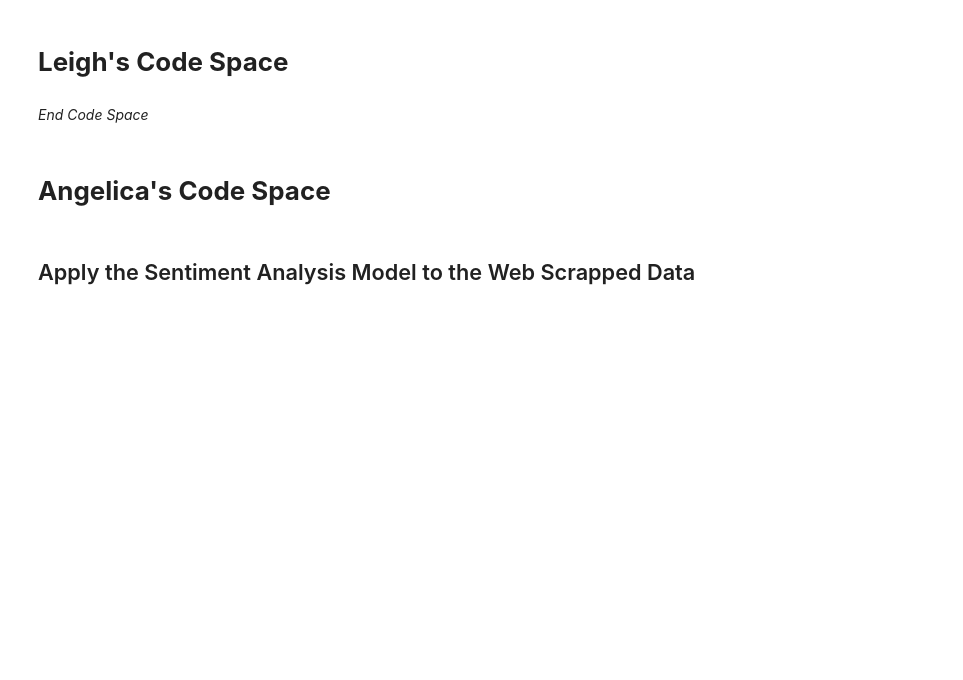
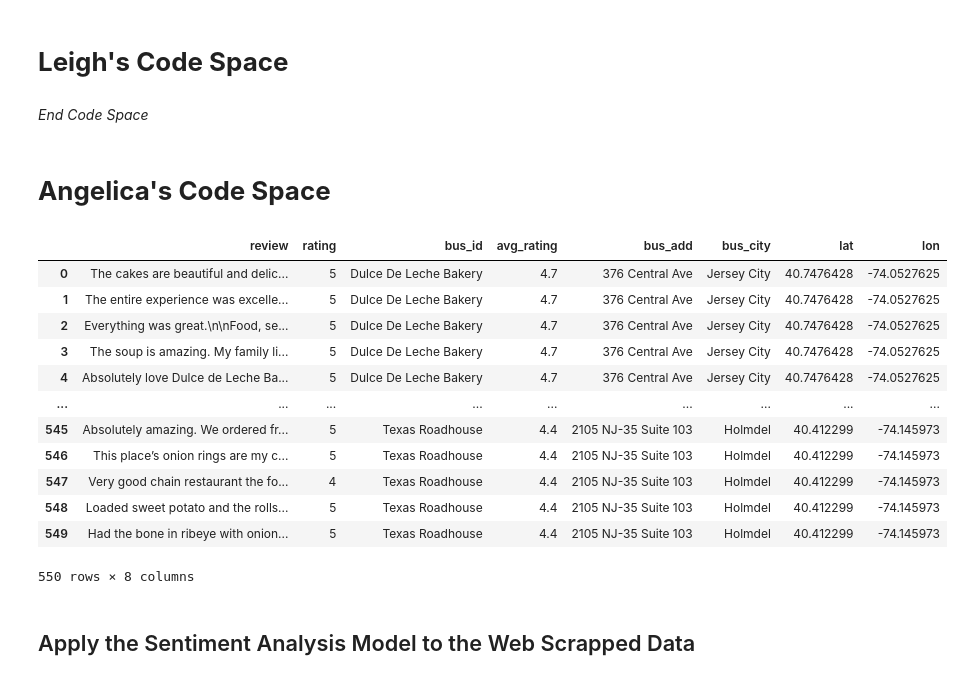
Before and after one commit to MxOdele/AI_Project_3_Group_01, a Jupyter notebook: placeholder_notebook.ipynb, the cells around one changed output. Saved outputs shown, nothing was run; the diff lists cells and outputs as text; code cells hidden in the pictures; blank space fills up the shorter version.

```diff
--- a/placeholder_notebook.ipynb
+++ b/placeholder_notebook.ipynb
@@ -986,6 +988,8 @@ def business_Overview(business_name,avg_rating,address1,lat,long,df):
 
 # import business df with Google Maps url for web scrapping
 url_df = pd.read_csv('Resources/business_urls.csv')
+
+url_df = url_df.head(11)
 
 
 # create list of urls and lat/long for web scrapping step
@@ -1019,10 +1023,10 @@ for i in range(0,len(url)):
     time.sleep(3)
 
     #Find the total number of reviews
-    total_number_of_reviews = driver.find_element('xpath','//*[@id="QA0Szd"]/div/div/div[1]/div[2]/div/div[1]/div/div/div[2]/div[2]/div/div[2]/div[3]').text.split(" ")[0]
-    total_number_of_reviews = int(total_number_of_reviews.replace(',','')) if ',' in total_number_of_reviews else int(total_number_of_reviews)
+    #total_number_of_reviews = driver.find_element('xpath','//*[@id="QA0Szd"]/div/div/div[1]/div[2]/div/div[1]/div/div/div[2]/div[2]/div/div[2]/div[3]').text.split(" ")[0]
+    #total_number_of_reviews = int(total_number_of_reviews.replace(',','')) if ',' in total_number_of_reviews else int(total_number_of_reviews)
 
-    total_number_of_reviews = 10
+    total_number_of_reviews = 50
 
     #Find scroll layout
     scrollable_div = driver.find_element('xpath','//*[@id="QA0Szd"]/div/div/div[1]/div[2]/div/div[1]/div/div/div[2]')
@@ -1030,7 +1034,7 @@ for i in range(0,len(url)):
     #Scroll as many times as necessary to load all reviews - 10 reviews shown at a time
     for i in range(0,(round(total_number_of_reviews/10 - 1))):
         driver.execute_script('arguments[0].scrollTop = arguments[0].scrollHeight', scrollable_div)
-        time.sleep(1)
+        time.sleep(3)
 
     # #parse HTML and Data Extraction
     # response = BeautifulSoup(driver.page_source, 'html.parser')
@@ -1055,30 +1059,44 @@ for i in range(0,len(url)):
     # define function to gather relevant data from the reviews result set obtained by parsing through HTML
     def get_review_summary(result_set):
             rev_dict = {
                 'review' : [],
                 'rating' : []}
 
             for result in result_set:
                 #review_name = result.find(class_='d4r55').text
                 review_text = result.find('span',class_='wiI7pd').text
                 review_rating = result.find(class_='kvMYJc')['aria-label']
                 review_rating = review_rating[0]
                 rev_dict['review'].append(review_text)
                 rev_dict['rating'].append(review_rating)
 
             import pandas as pd
             return(pd.DataFrame(rev_dict))
 
     # gather relevant data using newly created function above
     summary_df = get_review_summary(reviews)
 
     # access the number of locations in the url list
     df = business_Overview(business_name,avg_rating,address,lat_,long_,summary_df)
 
     # append df to df list
     df_list.append(df)
 
 
 #concat list of data frames into one
 spooder_df = pd.concat(df_list, ignore_index=True)
 spooder_df
+# %% [output]
+|  | review | rating | bus_id | avg_rating | bus_add | bus_city | lat | lon |
+| 0 | The cakes are beautiful and delic... | 5 | Dulce De Leche Bakery | 4.7 | 376 Central Ave | Jersey City | 40.7476428 | -74.0527625 |
+| 1 | The entire experience was excelle... | 5 | Dulce De Leche Bakery | 4.7 | 376 Central Ave | Jersey City | 40.7476428 | -74.0527625 |
+| 2 | Everything was great.\n\nFood, se... | 5 | Dulce De Leche Bakery | 4.7 | 376 Central Ave | Jersey City | 40.7476428 | -74.0527625 |
+| 3 | The soup is amazing. My family li... | 5 | Dulce De Leche Bakery | 4.7 | 376 Central Ave | Jersey City | 40.7476428 | -74.0527625 |
+| 4 | Absolutely love Dulce de Leche Ba... | 5 | Dulce De Leche Bakery | 4.7 | 376 Central Ave | Jersey City | 40.7476428 | -74.0527625 |
+| ... | ... | ... | ... | ... | ... | ... | ... | ... |
+| 545 | Absolutely amazing. We ordered fr... | 5 | Texas Roadhouse | 4.4 | 2105 NJ-35 Suite 103 | Holmdel | 40.412299 | -74.145973 |
+| 546 | This place’s onion rings are my c... | 5 | Texas Roadhouse | 4.4 | 2105 NJ-35 Suite 103 | Holmdel | 40.412299 | -74.145973 |
+| 547 | Very good chain restaurant the fo... | 4 | Texas Roadhouse | 4.4 | 2105 NJ-35 Suite 103 | Holmdel | 40.412299 | -74.145973 |
+| 548 | Loaded sweet potato and the rolls... | 5 | Texas Roadhouse | 4.4 | 2105 NJ-35 Suite 103 | Holmdel | 40.412299 | -74.145973 |
+| 549 | Had the bone in ribeye with onion... | 5 | Texas Roadhouse | 4.4 | 2105 NJ-35 Suite 103 | Holmdel | 40.412299 | -74.145973 |
+550 rows × 8 columns
```
Also changed, not shown: parts of 6 cells of this notebook, 4 other files.
